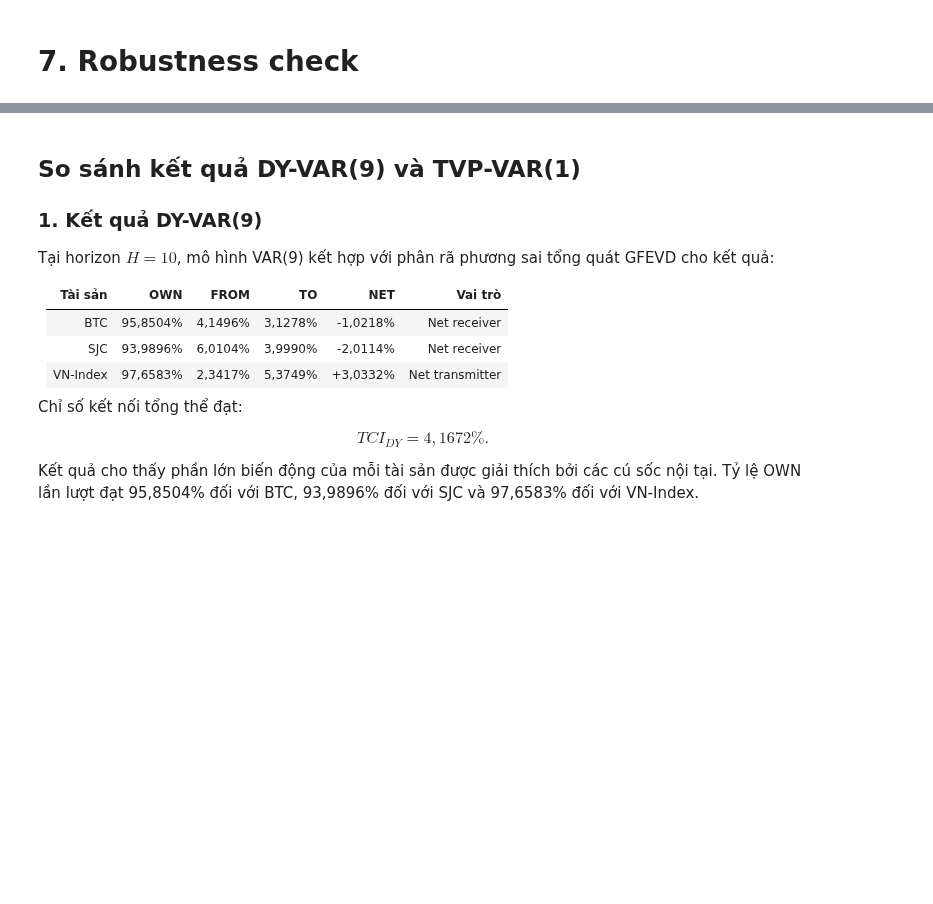
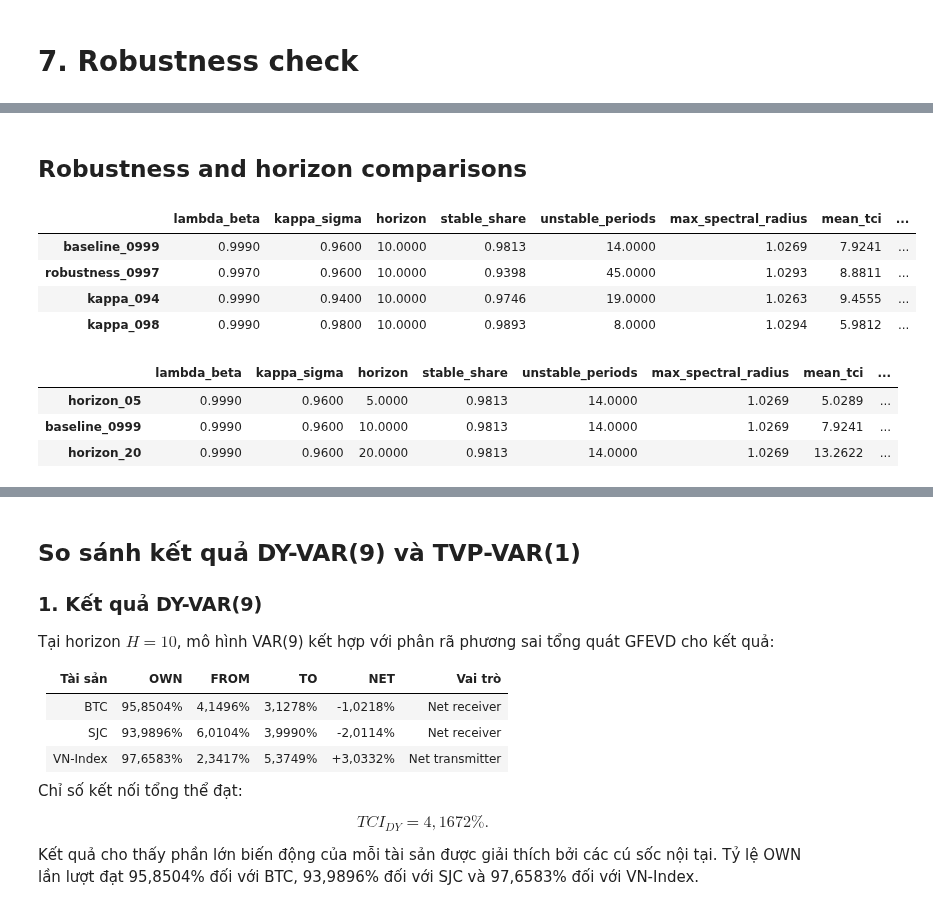
Before and after one commit to htrang22/btc-sjc-vnindex-risk-analysis, a Jupyter notebook: tvp-var-connectedness.ipynb, the cells around one changed output, grey strips where cells are left out. Saved outputs shown, nothing was run; the diff lists cells and outputs as text; code cells hidden in the pictures; blank space fills up the shorter version.

```diff
--- a/tvp-var-connectedness.ipynb
+++ b/tvp-var-connectedness.ipynb
@@ -1367,0 +1838,15 @@ Phuơng pháp kiểm định độ vững của mô hình là phân tích độ
+# %% [markdown]
+## Robustness and horizon comparisons
+# %%
+display(comparison.loc[['baseline_0999', 'robustness_0997', 'kappa_094', 'kappa_098']])
+display(comparison.loc[['horizon_05', 'baseline_0999', 'horizon_20']])
+# %% [output]
+|  | lambda_beta | kappa_sigma | horizon | stable_share | unstable_periods | max_spectral_radius | mean_tci | ... |
+| baseline_0999 | 0.9990 | 0.9600 | 10.0000 | 0.9813 | 14.0000 | 1.0269 | 7.9241 | ... |
+| robustness_0997 | 0.9970 | 0.9600 | 10.0000 | 0.9398 | 45.0000 | 1.0293 | 8.8811 | ... |
+| kappa_094 | 0.9990 | 0.9400 | 10.0000 | 0.9746 | 19.0000 | 1.0263 | 9.4555 | ... |
+| kappa_098 | 0.9990 | 0.9800 | 10.0000 | 0.9893 | 8.0000 | 1.0294 | 5.9812 | ... |
+|  | lambda_beta | kappa_sigma | horizon | stable_share | unstable_periods | max_spectral_radius | mean_tci | ... |
+| horizon_05 | 0.9990 | 0.9600 | 5.0000 | 0.9813 | 14.0000 | 1.0269 | 5.0289 | ... |
+| baseline_0999 | 0.9990 | 0.9600 | 10.0000 | 0.9813 | 14.0000 | 1.0269 | 7.9241 | ... |
+| horizon_20 | 0.9990 | 0.9600 | 20.0000 | 0.9813 | 14.0000 | 1.0269 | 13.2622 | ... |
```
Also changed, not shown: parts of 14 cells of this notebook, 7 other files.
